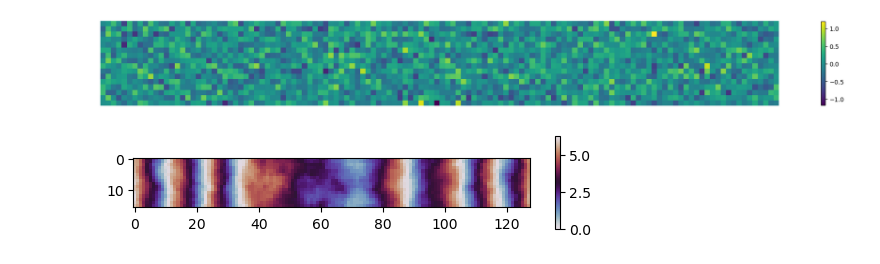
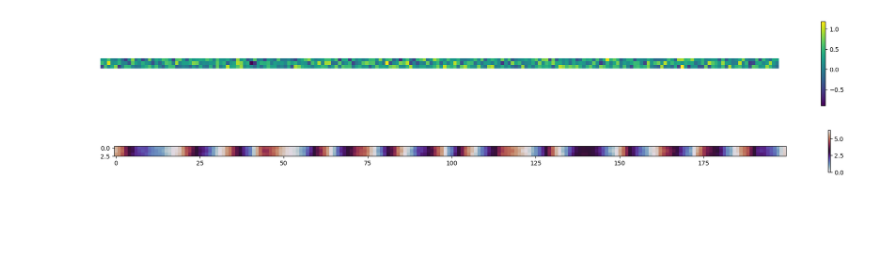
Before and after one commit to Irene-Li/kuramoto, a Jupyter notebook: kuramoto2D_sims.ipynb, the cells around one changed output. Drawn from its saved outputs; the diff is of its cells as text; code cells hidden in the pictures; blank space fills up the shorter version.

```diff
--- a/kuramoto2D_sims.ipynb
+++ b/kuramoto2D_sims.ipynb
@@ -7,13 +7,13 @@ from utils import *
 # %%
 # Set up model parameters
 epsilon = 1
-gamma = 0.3
-sigma = 0.3
-mean_omega = 0.1
+gamma = -0.44
+sigma = 0.35
+mean_omega = 0.365
 
 # Set up simulation parameters
-Lx = 128
-Ly = 16
+Lx = 200
+Ly = 3
 T = 1e3
 n_frames = T
 
@@ -31,15 +31,15 @@ plt.axis('off')
 plt.savefig('Figures/omegas.pdf')
 plt.show()
 # %% [output]
-[figure, old version]
+[figure, new version]
 # %%
-final = model.res[300].reshape((model.Lx, model.Ly))
-
+final = model.res[-1].reshape((model.Lx, model.Ly))
+fig = plt.figure(figsize=(25, 5))
 plt.imshow(final.T %(2*np.pi), vmin=0, vmax=2*np.pi, cmap='twilight', interpolation='None')
 plt.colorbar(shrink=0.25)
 plt.show()
 # %% [output]
-[figure, old version]
+[figure, new version]
 # %%
 # Reshape the result into 2D shape
 phase_evolution = model.res.reshape((model.n_frames, model.Lx, model.Ly))[::6]
```
Also changed, not shown: 21 other files.
